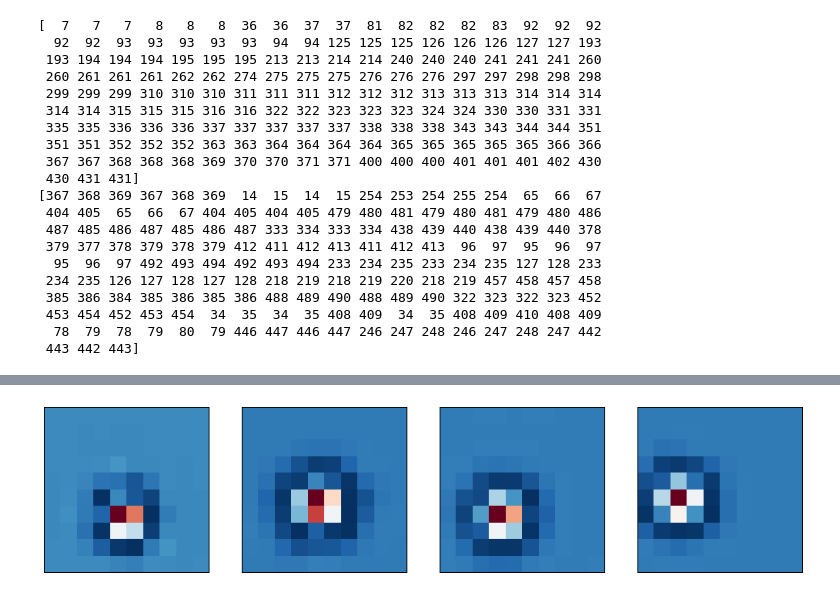
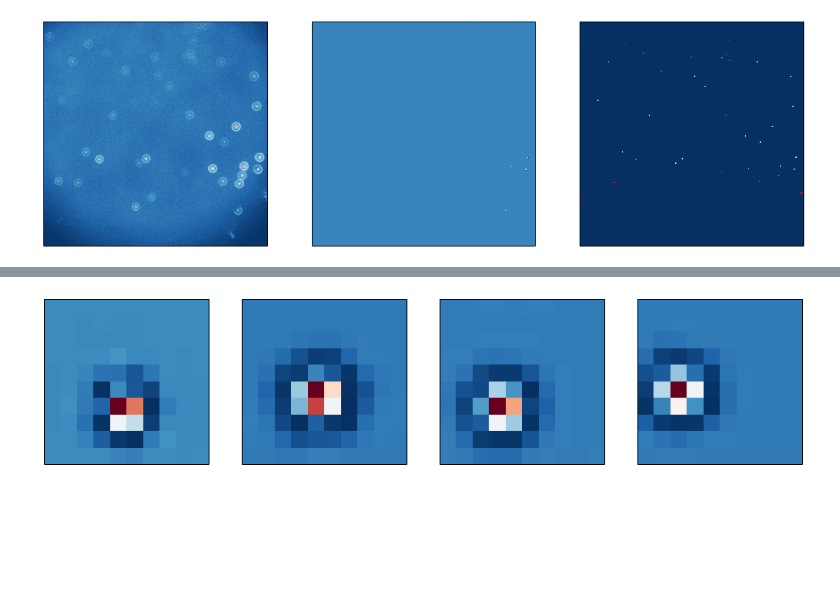
Before and after one commit to chuan137/pynb, a Jupyter notebook: HT_detection.ipynb, the cells around one changed output, grey strips where cells are left out. Saved outputs shown, nothing was run; the diff lists cells and outputs as text; code cells hidden in the pictures; blank space fills up the shorter version.

Commit message:
add image of detected results

```diff
--- a/HT_detection.ipynb
+++ b/HT_detection.ipynb
@@ -5,9 +5,9 @@ import numpy as np
 from packages.helpers import grid, show_images
 import packages.tifffile as tifffile
 
+img0= tifffile.imread('data/input1.tif')
 img = tifffile.imread('data/input-detection.tif')
 img = img * 10**15
-#img = np.abs(img)
 # %%
 def explore(img1, img2, x, y, th):
     if x < 0 or x >= img1.shape[0]:
@@ -29,34 +41,28 @@ m2 = np.zeros(img.shape)
 # %%
+m1 = np.copy(img); m1[m1<0] = 0
+m2 = np.zeros(img.shape)
+
 n = 0
-while n<10:
+while n<45:
     for x,y in np.array(np.where(m1==m1.max())).transpose():
         th = 0.01*m1[x,y]
         explore(m1, m2, x, y, th)
         m1[np.where(m2==1)] = 0
     n = n + 1
-print np.where(m2==1)[0]
-print np.where(m2==1)[1]
+pixels = np.where(m2==1)
+
+lab = 0
+for x0, y0 in grid(*m2.shape):
+    if m2[x0, y0] == 1:
+        lab = lab - 1
+        explore2(m2, x0, y0, lab)
-# %% [output]
-[  7   7   7   8   8   8  36  36  37  37  81  82  82  82  83  92  92  92
-  92  92  93  93  93  93  93  94  94 125 125 125 126 126 126 127 127 193
- 193 194 194 194 195 195 195 213 213 214 214 240 240 240 241 241 241 260
- 260 261 261 261 262 262 274 275 275 275 276 276 276 297 297 298 298 298
- 299 299 299 310 310 310 311 311 311 312 312 312 313 313 313 314 314 314
- 314 314 315 315 315 316 316 322 322 323 323 323 324 324 330 330 331 331
- 335 335 336 336 336 337 337 337 337 337 338 338 338 343 343 344 344 351
- 351 351 352 352 352 363 363 364 364 364 364 365 365 365 365 365 366 366
- 367 367 368 368 368 369 370 370 371 371 400 400 400 401 401 401 402 430
- 430 431 431]
-[367 368 369 367 368 369  14  15  14  15 254 253 254 255 254  65  66  67
- 404 405  65  66  67 404 405 404 405 479 480 481 479 480 481 479 480 486
- 487 485 486 487 485 486 487 333 334 333 334 438 439 440 438 439 440 378
- 379 377 378 379 378 379 412 411 412 413 411 412 413  96  97  95  96  97
-  95  96  97 492 493 494 492 493 494 233 234 235 233 234 235 127 128 233
- 234 235 126 127 128 127 128 218 219 218 219 220 218 219 457 458 457 458
- 385 386 384 385 386 385 386 488 489 490 488 489 490 322 323 322 323 452
- 453 454 452 453 454  34  35  34  35 408 409  34  35 408 409 410 408 409
-  78  79  78  79  80  79 446 447 446 447 246 247 248 246 247 248 247 442
- 443 442 443]
+# %%
+# Fisrt image is the input image for HT
+# Seconde one is the result from contrast adjustment then HT then blob detection; it used as input in this file
+# Third one is the output, namely detected rings
+show_images(img0, img, -1*m2, size=6);
+# %% [output]
+[figure, added]
 # %%
 show_images(m2[30:40,10:20], m2[235:245,435:445], m2[255:265,375:385], m2[270:280,410:420])
 show_images(m2[305:315,490:500], m2[325:335,455:465], m2[330:340, 380:390], m2[335:345,485:495])
```
Also changed, not shown: parts of 3 cells of this notebook.
